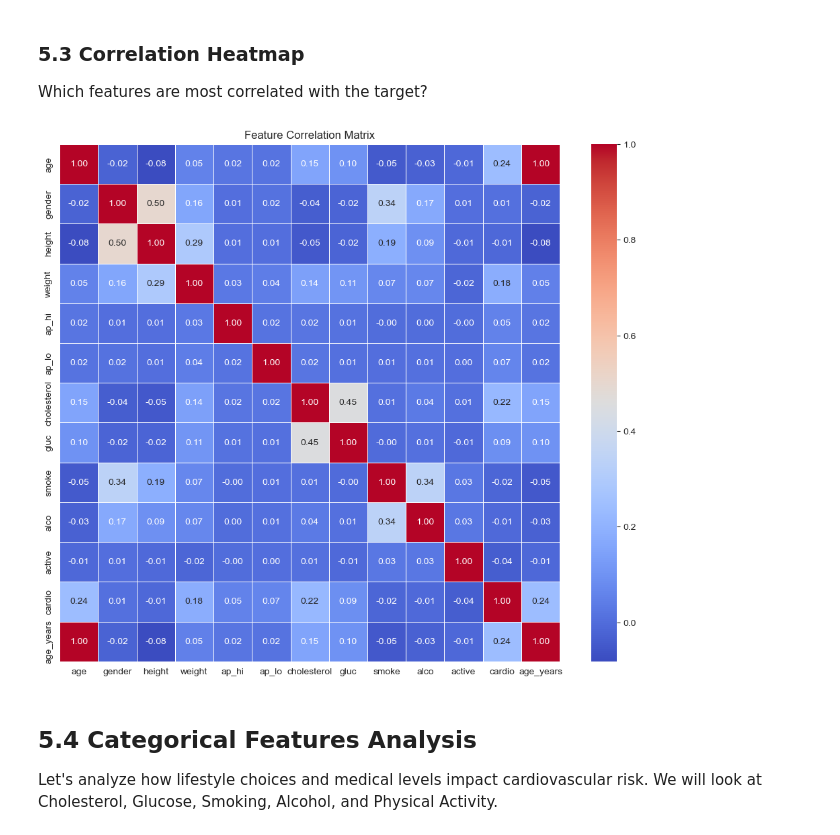
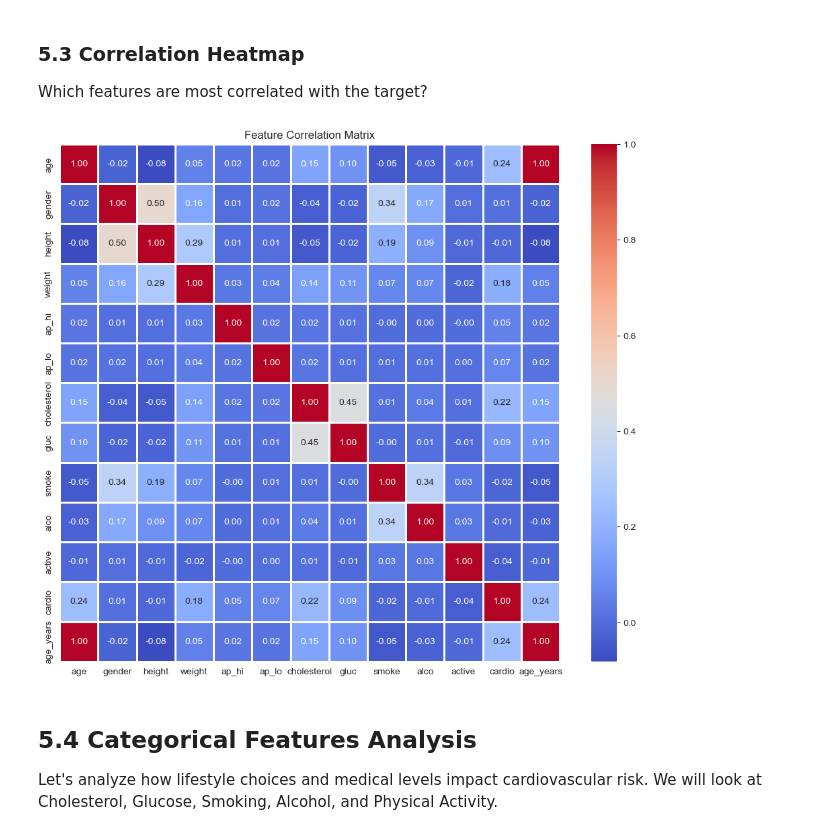
Before and after one commit to Yash-Kakadiya/cardio-sense, a Jupyter notebook: notebooks/01_exploration.ipynb, the cells around one changed output. Drawn from its saved outputs; the diff is of its cells as text; code cells hidden in the pictures.

```diff
--- a/notebooks/01_exploration.ipynb
+++ b/notebooks/01_exploration.ipynb
@@ -254,14 +251,14 @@ Which features are most correlated with the target?
 # %%
 plt.figure(figsize=(12, 10))
 # Calculate correlation matrix
 corr_matrix = df.corr()
 
 # Draw heatmap
-sns.heatmap(corr_matrix, annot=True, fmt=".2f", cmap='coolwarm', linewidths=0.5)
-plt.title('Feature Correlation Matrix')
+sns.heatmap(corr_matrix, annot=True, fmt=".2f", cmap="coolwarm", linewidths=1)
+plt.title("Feature Correlation Matrix")
 plt.show()
 # %% [output]
-[figure, old version]
+[figure, new version]
 # %% [markdown]
 ## 5.4 Categorical Features Analysis
 Let's analyze how lifestyle choices and medical levels impact cardiovascular risk.
```
Also changed, not shown: parts of 11 cells of this notebook.
